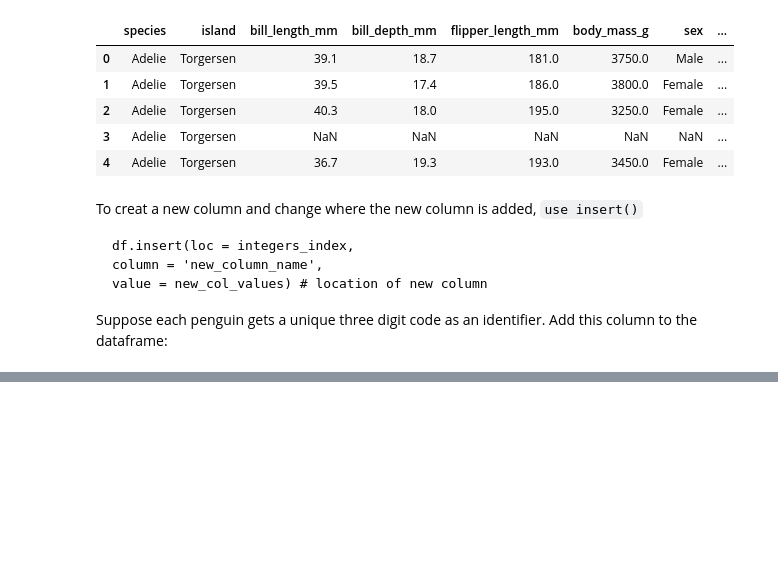
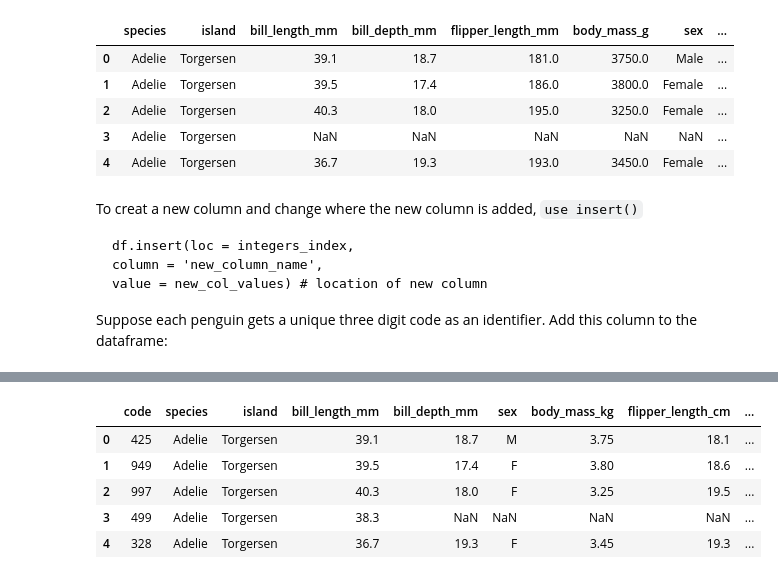
Before and after one commit to hmchilders/eds-220-lesson2-pandas, a Jupyter notebook: Updating_Dataframes.ipynb, the cells around one changed output, grey strips where cells are left out. Drawn from its saved outputs; the diff is of its cells as text; code cells hidden in the pictures; blank space fills up the shorter version.

```diff
--- a/Updating_Dataframes.ipynb
+++ b/Updating_Dataframes.ipynb
@@ -76,0 +193,14 @@ penguins.head()
+# %%
+# select rows with sex=male and update the values in the sex column
+penguins.loc[penguins.sex=='Male', 'sex'] = 'M'
+penguins.loc[penguins.sex=='Female', 'sex'] = 'F'
+
+# check changes
+penguins.head()
+# %% [output]
+|  | code | species | island | bill_length_mm | bill_depth_mm | sex | body_mass_kg | flipper_length_cm | ... |
+| 0 | 425 | Adelie | Torgersen | 39.1 | 18.7 | M | 3.75 | 18.1 | ... |
+| 1 | 949 | Adelie | Torgersen | 39.5 | 17.4 | F | 3.80 | 18.6 | ... |
+| 2 | 997 | Adelie | Torgersen | 40.3 | 18.0 | F | 3.25 | 19.5 | ... |
+| 3 | 499 | Adelie | Torgersen | 38.3 | NaN | NaN | NaN | NaN | ... |
+| 4 | 328 | Adelie | Torgersen | 36.7 | 19.3 | F | 3.45 | 19.3 | ... |
```
Also changed, not shown: parts of 15 cells of this notebook.
